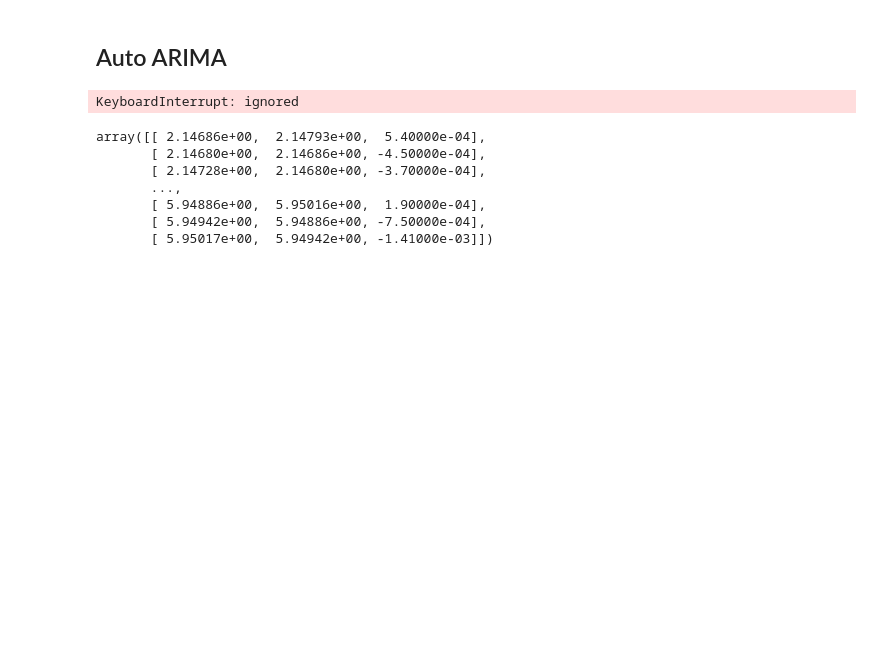
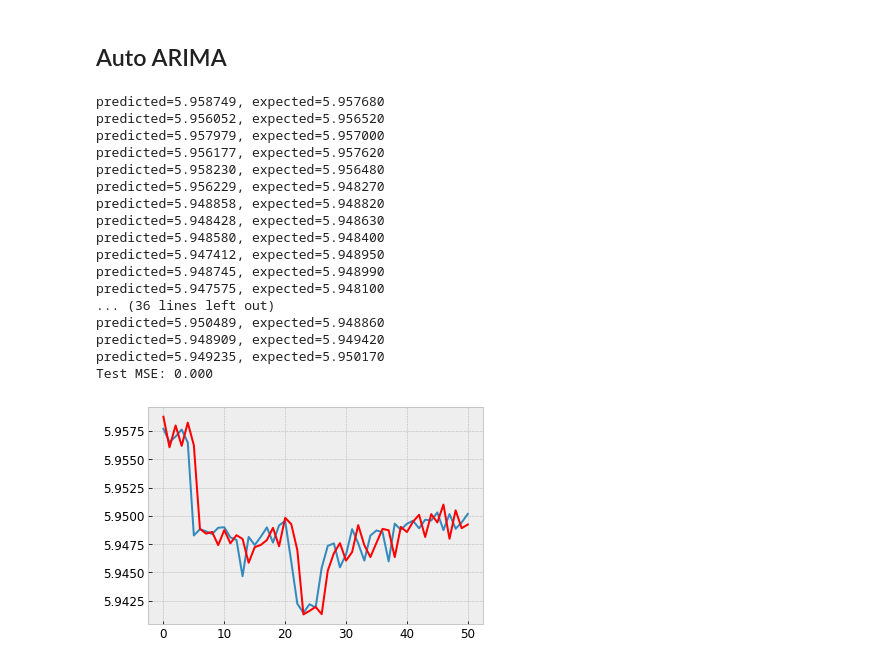
Before and after one commit to aburak256/Currency-with-Twitter, a Jupyter notebook: Project.ipynb, the cells around one changed output. Cells and saved outputs as stored; diff of their text form; code cells hidden in the pictures; blank space fills up the shorter version.

```diff
--- a/Project.ipynb
+++ b/Project.ipynb
@@ -516,7 +514,7 @@ yhat = list()
 # Walk throught the test data, training and predicting 1 day ahead for all the test data
 for t in tqdm(range(len(df_test.Rate))):
     temp_train = exchange_rate[:len(df_training)+t]
-    model = ARIMA(temp_train.values,order=(2,1, 0))#2 lagged 1 ordered time series
+    model = ARIMA(temp_train.Rate,order=(5,1, 0))#2 lagged 1 ordered time series
     model_fit = model.fit(display = False)
     predictions = model_fit.predict(start=len(temp_train), end=len(temp_train), dynamic=False)
     yhat = yhat + [predictions]
@@ -536,33 +555,34 @@ plt.legend()
 # %%
 X = exchange_rate.Rate[-150:].values
 size = int(len(X) * 0.66)
 train, test = X[0:size], X[size:len(X)]
 history = [x for x in train]
 predictions = list()
 for t in range(len(test)):
-	model = ARIMA(history, order=(50,1,0))
+	model = ARIMA(history, order=(10,1,0))
 	model_fit = model.fit(disp=0)
 	output = model_fit.forecast()
 	yhat = output[0]
 	predictions.append(yhat)
 	obs = test[t]
 	history.append(obs)
 	print('predicted=%f, expected=%f' % (yhat, obs))
-error = mean_squared_error(test, predictions)
-print('Test MSE: %.3f' % error)
-# plot
-plt.plot(test)
-plt.plot(predictions, color='red')
-plt.show()
 # %% [output]
-KeyboardInterrupt: ignored
+predicted=5.958749, expected=5.957680
+predicted=5.956052, expected=5.956520
+predicted=5.957979, expected=5.957000
+predicted=5.956177, expected=5.957620
+predicted=5.958230, expected=5.956480
+predicted=5.956229, expected=5.948270
+predicted=5.948858, expected=5.948820
+predicted=5.948428, expected=5.948630
+predicted=5.948580, expected=5.948400
+predicted=5.947412, expected=5.948950
+predicted=5.948745, expected=5.948990
+predicted=5.947575, expected=5.948100
+... (36 lines left out)
+predicted=5.950489, expected=5.948860
+predicted=5.948909, expected=5.949420
+predicted=5.949235, expected=5.950170
+Test MSE: 0.000
+[figure, added]
-# %%
-exchange_rate.values
-# %% [output]
-array([[ 2.14686e+00,  2.14793e+00,  5.40000e-04],
-       [ 2.14680e+00,  2.14686e+00, -4.50000e-04],
-       [ 2.14728e+00,  2.14680e+00, -3.70000e-04],
-       ...,
-       [ 5.94886e+00,  5.95016e+00,  1.90000e-04],
-       [ 5.94942e+00,  5.94886e+00, -7.50000e-04],
-       [ 5.95017e+00,  5.94942e+00, -1.41000e-03]])
```
Also changed, not shown: parts of 10 cells of this notebook.
